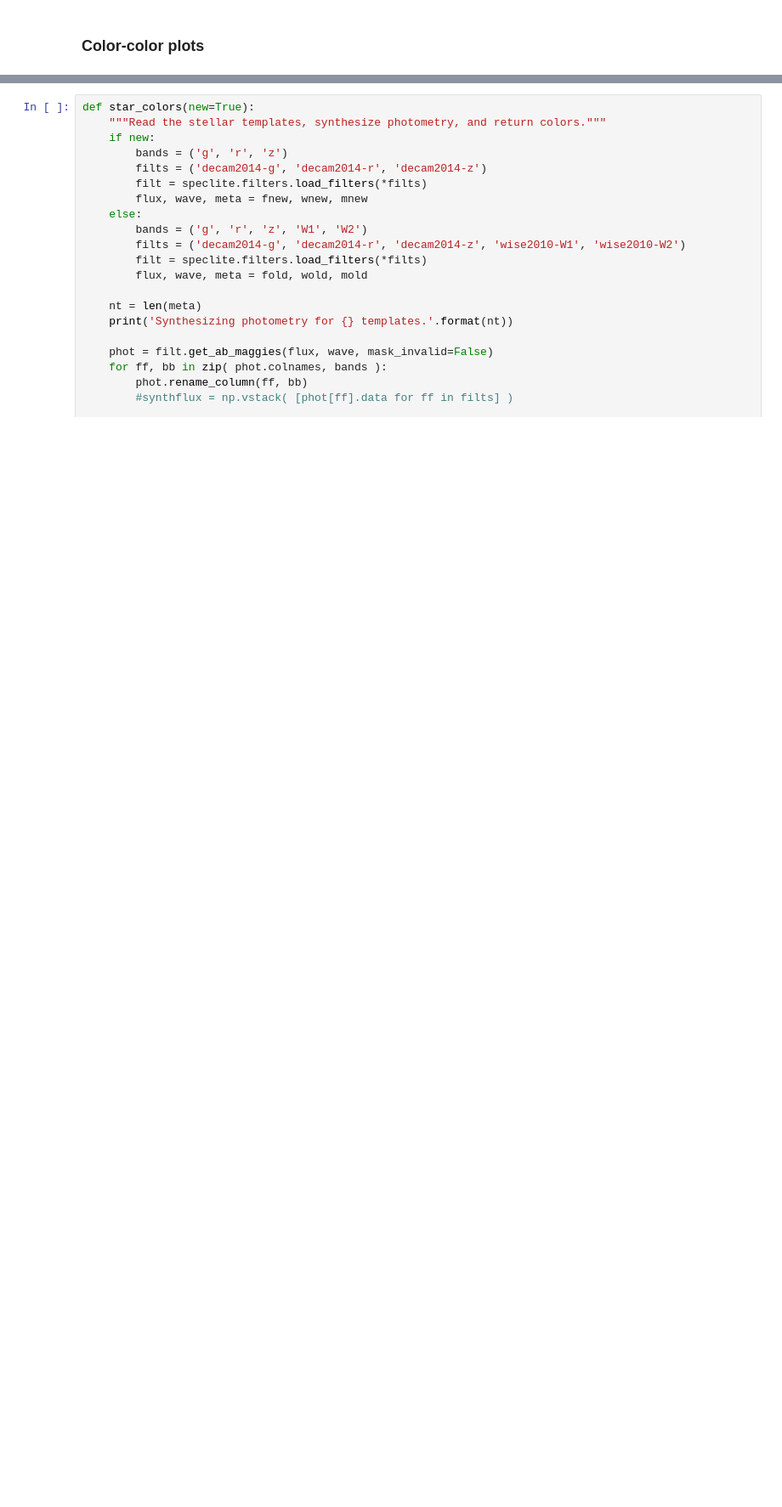
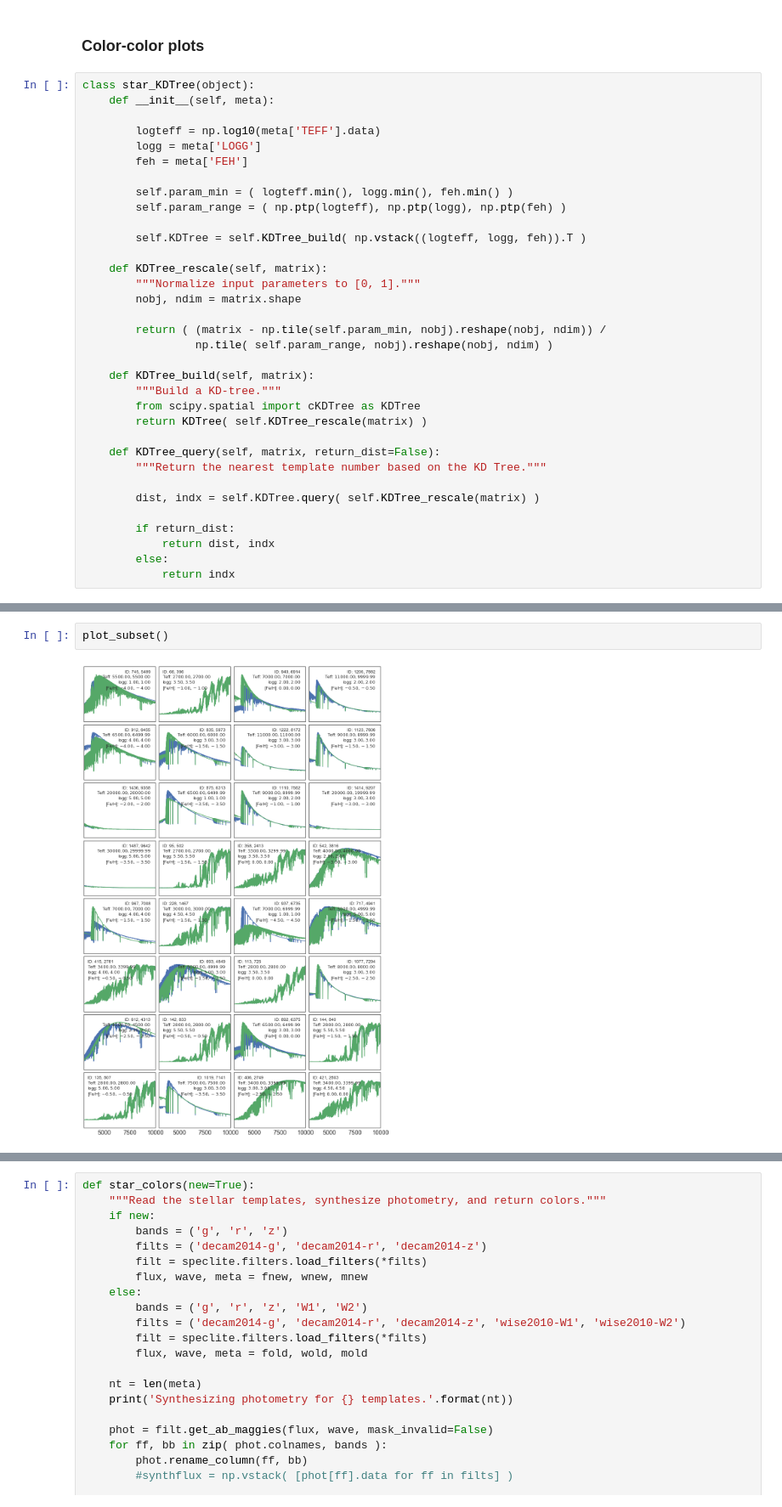
Before and after one commit to desihub/desisim, a Jupyter notebook: doc/nb/star-templates.ipynb, the cells around one changed output, grey strips where cells are left out. Shown at 85% size. Cells and saved outputs as stored; diff of their text form; blank space fills up the shorter version.

```diff
--- a/doc/nb/star-templates.ipynb
+++ b/doc/nb/star-templates.ipynb
@@ -77,2 +89,36 @@ qa_physical()
 # %% [markdown]
 ### Color-color plots
+# %%
+class star_KDTree(object):
+    def __init__(self, meta):
+
+        logteff = np.log10(meta['TEFF'].data)
+        logg = meta['LOGG']
+        feh = meta['FEH']
+
+        self.param_min = ( logteff.min(), logg.min(), feh.min() )
+        self.param_range = ( np.ptp(logteff), np.ptp(logg), np.ptp(feh) )
+
+        self.KDTree = self.KDTree_build( np.vstack((logteff, logg, feh)).T )
+
+    def KDTree_rescale(self, matrix):
+        """Normalize input parameters to [0, 1]."""
+        nobj, ndim = matrix.shape
+
+        return ( (matrix - np.tile(self.param_min, nobj).reshape(nobj, ndim)) /
+                 np.tile( self.param_range, nobj).reshape(nobj, ndim) )
+
+    def KDTree_build(self, matrix):
+        """Build a KD-tree."""
+        from scipy.spatial import cKDTree as KDTree
+        return KDTree( self.KDTree_rescale(matrix) )
+
+    def KDTree_query(self, matrix, return_dist=False):
+        """Return the nearest template number based on the KD Tree."""
+
+        dist, indx = self.KDTree.query( self.KDTree_rescale(matrix) )
+
+        if return_dist:
+            return dist, indx
+        else:
+            return indx
@@ -78,0 +183,4 @@ qa_physical()
+# %%
+plot_subset()
+# %% [output]
+[figure, added]
```
Also changed, not shown: parts of 20 cells of this notebook, 1 other file.
